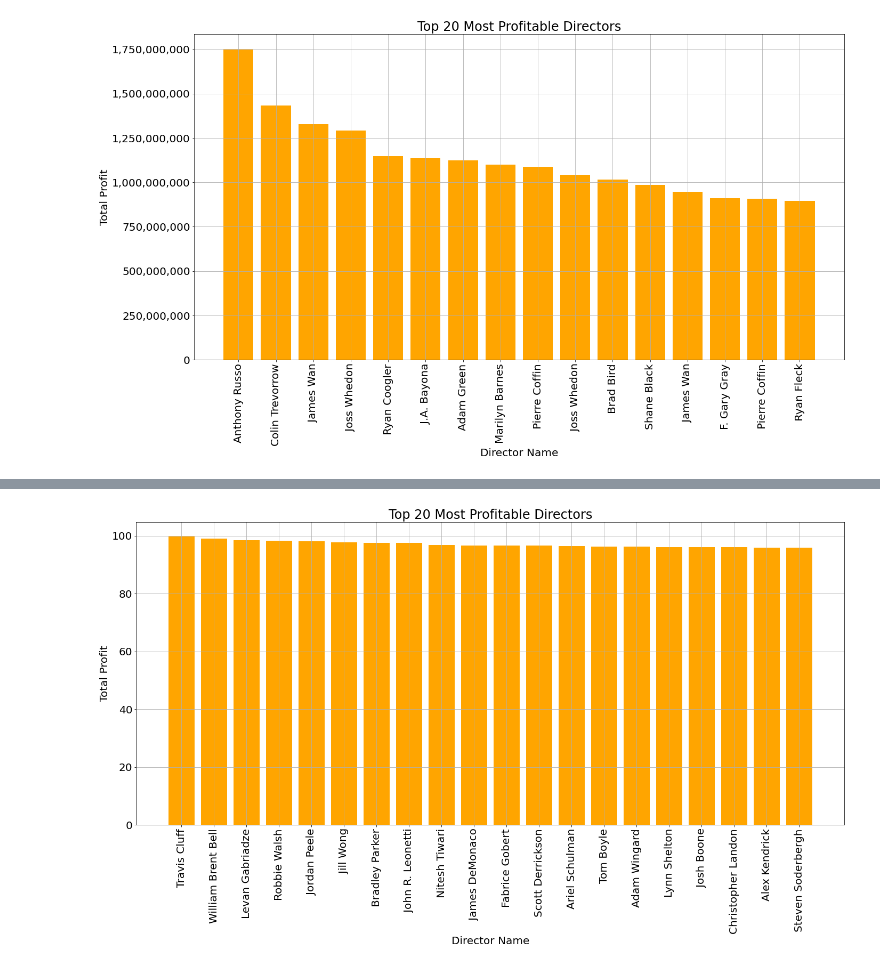
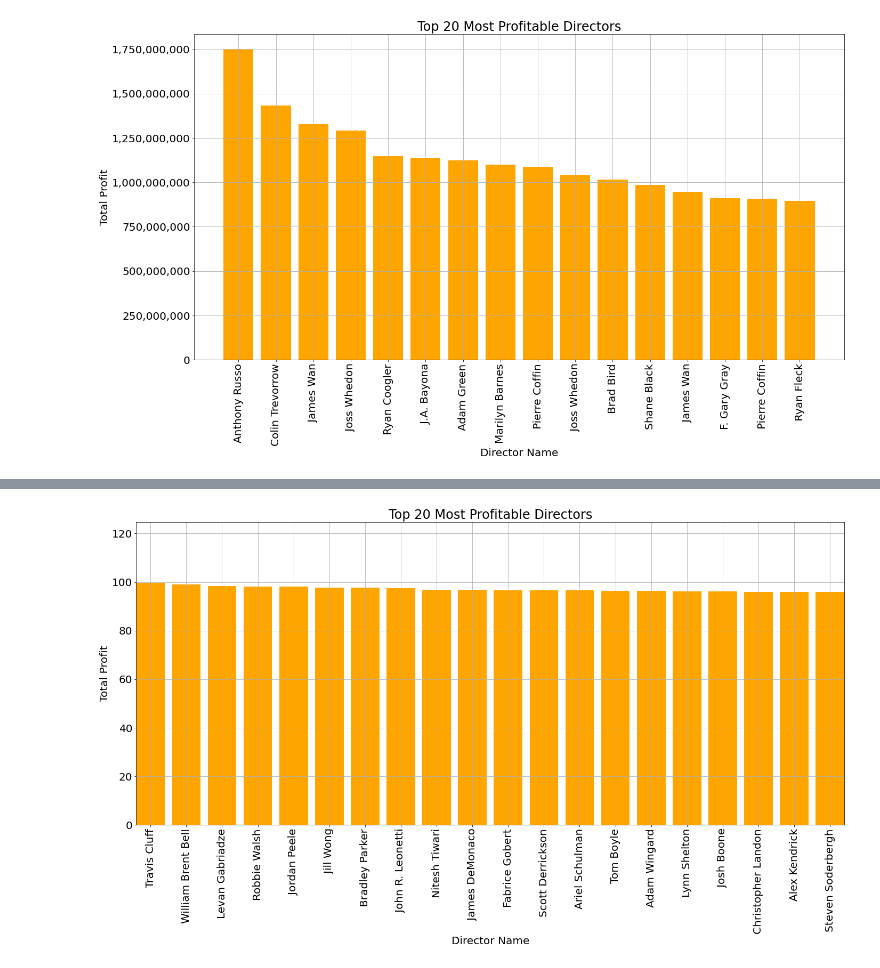
Before and after one commit to pedrov718/box_office_project, a Jupyter notebook: phase1_project.ipynb, the cells around one changed output, grey strips where cells are left out. Saved outputs shown, nothing was run; the diff lists cells and outputs as text; code cells hidden in the pictures.

```diff
--- a/phase1_project.ipynb
+++ b/phase1_project.ipynb
@@ -521,17 +521,18 @@ Name: director, dtype: object
 # %%
 fig, ax = plt.subplots(figsize=(20,12))
 
 # sets up bar plot
 ax.bar(top_20_dir_by_profit_margin["director"], top_20_dir_by_profit_margin["profit_margin"], color = "orange")
 ax.set_xlabel('Director Name')
 ax.set_xticklabels(top_20_dir_by_profit_margin["director"], rotation=90)
 ax.set_ylabel("Total Profit")
 ax.set_title('Top 20 Most Profitable Directors')
 ax.get_yaxis().set_major_formatter(
     matplotlib.ticker.FuncFormatter(lambda x, p: format(int(x), ',')))
+ax.margins(x=0, y=.25)   # Values in (-0.5, 0.0) zooms in to center
 plt.rcParams.update({'font.size': 20})
 plt.grid()
 plt.tight_layout()
 plt.show();
 # %% [output]
-[figure, old version]
+[figure, new version]
```
